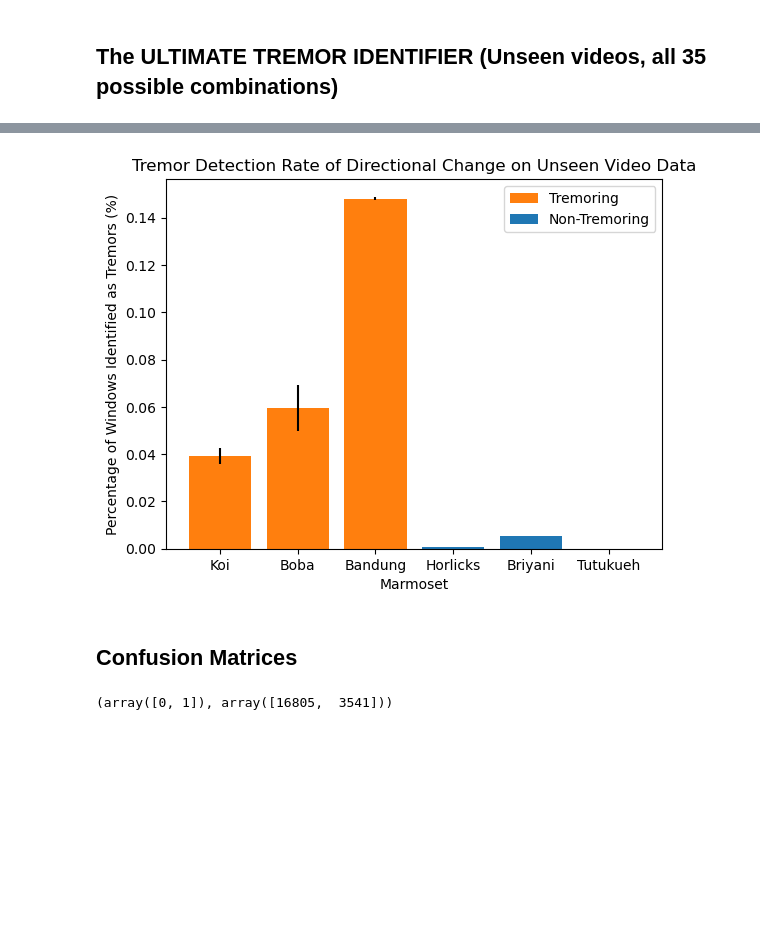
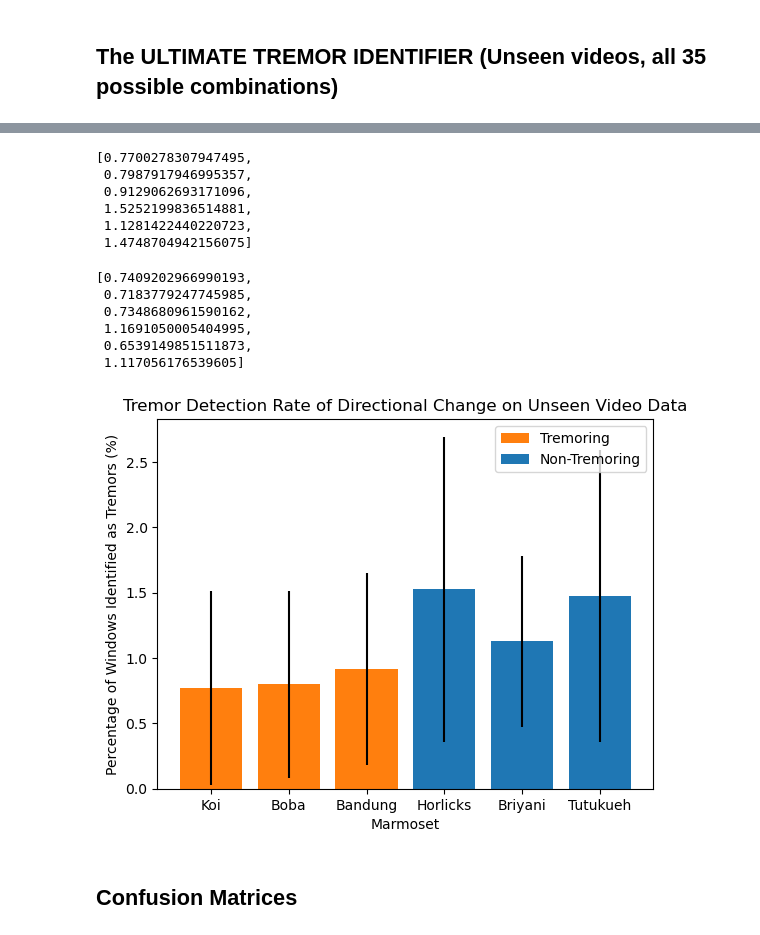
Before and after one commit to russell-ykh/monke, a Jupyter notebook: final_report.ipynb, the cells around one changed output, grey strips where cells are left out. Saved outputs shown, nothing was run; the diff lists cells and outputs as text; code cells hidden in the pictures; blank space fills up the shorter version.

```diff
--- a/final_report.ipynb
+++ b/final_report.ipynb
@@ -442 +507,8 @@ for test_name in names_all:
+# %%
+avg_ult = {}
+std_ult = {}
+
+for name in names_all:
+    avg_ult[name] = np.mean(ultimate_tremors[name])
+    std_ult[name] = np.std(ultimate_tremors[name])
 # %%
@@ -542,25 +625,15 @@ ult3 = RandomForestClassifier(class_weight="balanced")
 pro_data3 = {}
 pro_labels3 = {}
 
-train_base3 = []
-train_labels_base3 = []
 test_base3 = {}
-test_labels_base3 = {}
 
 process = lambda x : mf.changes_in_changes(mf.vel(x), 10, 0.1)
 
 for name in names_all:
     pro_data3[name], pro_labels3[name] = mc.process_data(pose_data_all[name], labels_all[name], process)
-
     if name != "koi" and name != "boba":
-        train_data, test_data, train_labels, test_labels = mc.prep_train_test_data(pro_data3[name], pro_labels3[name], names_all[name])
-        train_base3.append(train_data)
-        train_labels_base3.append(train_labels)
+        _, test_data, _, _ = mc.prep_train_test_data(pro_data3[name], pro_labels3[name], names_all[name])
         test_base3[name] = np.concatenate(list(test_data.values()))
-        test_labels_base3[name] = np.concatenate(list(test_labels.values()))
-
-train_base3 = np.concatenate(train_base3)
-train_labels_base3 = np.concatenate(train_labels_base3)
 # %%
 preds_ult3 = {}
 percent_ult3 = {}
@@ -581,12 +654,17 @@ for i in range(len(names_koi)):
         excluded_boba = names_boba[j]
         included_boba = names_boba[:j] + names_boba[j+1:]
 
-        train_boba, _, train_boba_labels, _ = mc.prep_train_test_data(pro_data3["boba"], pro_labels3["boba"], included_boba)
+        train_boba = []
+        train_boba_labels = []
+
+        for ib in included_boba:
+            train_boba.append(pro_data3["boba"][ib])
+            train_boba_labels.append(pro_labels3["boba"][ib])
 
         test_base3["boba"] = pro_data3["boba"][excluded_boba]
 
-        train_total3 = np.concatenate((train_base3, train_koi, train_boba), axis=0)
-        train_labels_total3 = np.concatenate((train_labels_base3, train_koi_labels, train_boba_labels), axis=0)
+        train_total3 = np.concatenate((train_koi, train_boba), axis=0)
+        train_labels_total3 = np.concatenate((train_koi_labels, train_boba_labels), axis=0)
 
         ult3.fit(train_total3, train_labels_total3)
 
@@ -621,27 +699,46 @@ tutukueh
 35
 # %%
 mean_ult3 = []
-vars_ult3 = []
+stds_ult3 = []
 names = []
 
 for name in percent_ult3:
     l = percent_ult3[name]
     mean_ult3.append(np.mean(l))
-    vars_ult3.append(np.var(l))
+    stds_ult3.append(np.std(l))
+
     names.append(name.capitalize())
+# %%
+mean_ult3
+# %% [output]
+[0.7700278307947495,
+ 0.7987917946995357,
+ 0.9129062693171096,
+ 1.5252199836514881,
+ 1.1281422440220723,
+ 1.4748704942156075]
+# %%
+stds_ult3
+# %% [output]
+[0.7409202966990193,
+ 0.7183779247745985,
+ 0.7348680961590162,
+ 1.1691050005404995,
+ 0.6539149851511873,
+ 1.117056176539605]
 # %%
-plt.bar(names[:3], mean_ult3[:3], color="tab:orange", label="Tremoring", yerr=vars_ult3[:3])
-plt.bar(names[3:], mean_ult3[3:], color="tab:blue", label="Non-Tremoring", yerr=vars_ult3[3:])
+plt.bar(names[:3], mean_ult3[:3], color="tab:orange", label="Tremoring", yerr=stds_ult3[:3])
+plt.bar(names[3:], mean_ult3[3:], color="tab:blue", label="Non-Tremoring", yerr=stds_ult3[3:])
 
 plt.xlabel("Marmoset")
 plt.ylabel("Percentage of Windows Identified as Tremors (%)")
 plt.title("Tremor Detection Rate of Directional Change on Unseen Video Data")
 
 plt.legend()
 plt.savefig(path.join(cd, "final_report_graphs", "tremor_detection_rate_unseen_avg.png"), dpi=300)
 plt.show()
 # %% [output]
-[figure, old version]
+[figure, new version]
 # %% [markdown]
 ## Confusion Matrices
 # %%
@@ -666,8 +763,4 @@ clf.fit(train_koi, train_koi_labels)
 
 results_koi = mc.test_classify(clf, test_koi, test_koi_labels)
 results_boba = mc.test_classify(clf, test_boba, test_boba_labels)
-# %%
-np.unique(test_koi_labels, return_counts=True)
-# %% [output]
-(array([0, 1]), array([16805,  3541]))
 # %%
```
Also changed, not shown: parts of 20 cells of this notebook, 13 other files.
